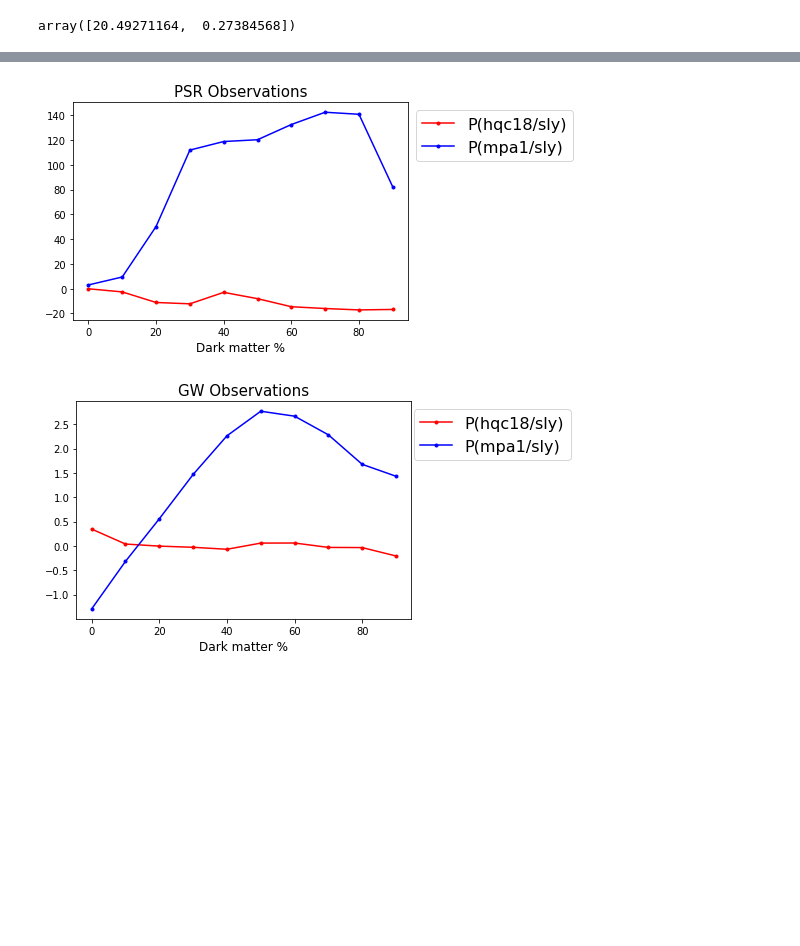
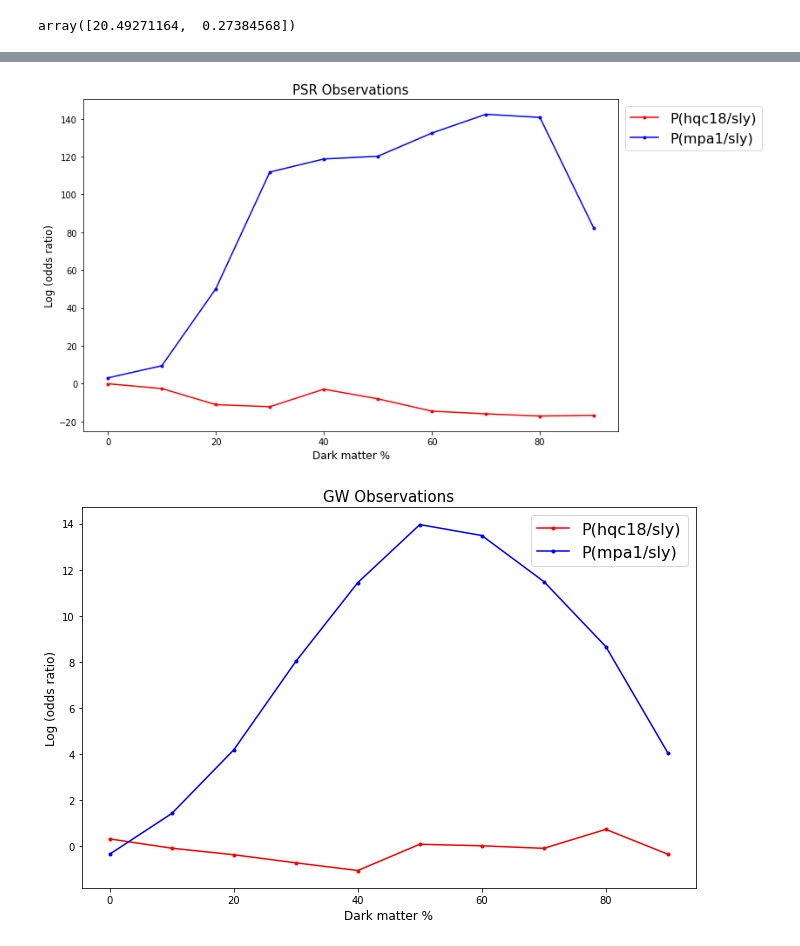
Before and after one commit to kunalkishanmehta/ns-struc-dm, a Jupyter notebook: Copy_of_Constrain_DM_NS_models.ipynb, the cells around one changed output, grey strips where cells are left out. Saved outputs shown, nothing was run; the diff lists cells and outputs as text; code cells hidden in the pictures; blank space fills up the shorter version.

```diff
--- a/Copy_of_Constrain_DM_NS_models.ipynb
+++ b/Copy_of_Constrain_DM_NS_models.ipynb
@@ -295,7 +327,7 @@ compare_mpa1 = np.array(compare_mpa1)
 frac_compare_mpa1 = []
 
 for i in range(10):
-  frac_compare_mpa1.append(compare_mpa1[0]/compare_mpa1[i])
+  frac_compare_mpa1.append(compare_mpa1[i]/compare_mpa1[0])
 frac_compare_mpa1 = np.array(frac_compare_mpa1)
 # %%
 plt.plot(data_frac2,np.log(frac_compare_mpa1[:,0]), marker = '.')
@@ -328,11 +363,12 @@ like_0 = j0030_like*j0740_like # evidence for equation of state from psr observa
 
 gw170817_like1 = np.sum([gw170817_kde1((radius(m),m)) for m in np.linspace(1.,3.,100)])/100 # likelihood of gw170817 primary mass and radius, given equation of state
 gw170817_like2 = np.sum([gw170817_kde2((radius(m),m)) for m in np.linspace(1.,3.,100)])/100 # likelihood of gw170817 secondary mass and radius, given equation of state
-#gw190425_like1 = np.sum([gw190425_kde1((radius(m),m)) for m in np.linspace(1.,3.,100)])/100 # likelihood of gw190425 primary mass and radius, given equation of state
-#gw190425_like2 = np.sum([gw190425_kde2((radius(m),m)) for m in np.linspace(1.,3.,100)])/100 # likelihood of gw190425 secondary mass and radius, given equation of state
+gw190425_like1 = np.sum([gw190425_kde1((radius(m),m)) for m in np.linspace(1.,3.,100)])/100 # likelihood of gw190425 primary mass and radius, given equation of state
+gw190425_like2 = np.sum([gw190425_kde2((radius(m),m)) for m in np.linspace(1.,3.,100)])/100 # likelihood of gw190425 secondary mass and radius, given equation of state
 like_01 = gw170817_like1*gw170817_like2#*gw190425_like1*gw190425_like2 # evidence for equation of state from gw observations # skip gw190425 for now because it's so uninformative
+like_02 = gw190425_like1*gw190425_like2
 
-compare_hqc18.append((like_0,like_01))
+compare_hqc18.append((j0030_like,j0740_like, gw170817_like1, gw170817_like2, gw190425_like1, gw190425_like2 ))
 # %%
 # now interpolate equation of state's mass-radius relation, up to maximum mass, and calculate Bayesian evidence for that equation of state
 # stable_m_r_hqc18_0 = np.genfromtxt('/content/stable_m_r_hqc18_0.csv',delimiter=',',names=True,dtype=None)
@@ -347,21 +383,22 @@ for i in range(9):
 
   j0030_like = np.sum([j0030_kde((radius(m),m)) for m in np.linspace(1.,3.,100)])/100 # likelihood of psr j0030 mass and radius, given equation of state
   j0740_like = np.sum([j0740_kde((radius(m),m)) for m in np.linspace(1.,3.,100)])/100 # likelihood of psr j0740 mass and radius, given equation of state
-  like = j0030_like*j0740_like # evidence for equation of state from psr observations
+  like_0 = j0030_like*j0740_like # evidence for equation of state from psr observations
 
 
   gw170817_like1 = np.sum([gw170817_kde1((radius(m),m)) for m in np.linspace(1.,3.,100)])/100 # likelihood of gw170817 primary mass and radius, given equation of state
   gw170817_like2 = np.sum([gw170817_kde2((radius(m),m)) for m in np.linspace(1.,3.,100)])/100 # likelihood of gw170817 secondary mass and radius, given equation of state
-#gw190425_like1 = np.sum([gw190425_kde1((radius(m),m)) for m in np.linspace(1.,3.,100)])/100 # likelihood of gw190425 primary mass and radius, given equation of state
-#gw190425_like2 = np.sum([gw190425_kde2((radius(m),m)) for m in np.linspace(1.,3.,100)])/100 # likelihood of gw190425 secondary mass and radius, given equation of state
-  like2 = gw170817_like1*gw170817_like2#*gw190425_like1*gw190425_like2 # evidence for equation of state from gw observations # skip gw190425 for now because it's so uninformative
+  gw190425_like1 = np.sum([gw190425_kde1((radius(m),m)) for m in np.linspace(1.,3.,100)])/100 # likelihood of gw190425 primary mass and radius, given equation of state
+  gw190425_like2 = np.sum([gw190425_kde2((radius(m),m)) for m in np.linspace(1.,3.,100)])/100 # likelihood of gw190425 secondary mass and radius, given equation of state
+  like_01 = gw170817_like1*gw170817_like2#*gw190425_like1*gw190425_like2 # evidence for equation of state from gw observations # skip gw190425 for now because it's so uninformative
+  like_02 = gw190425_like1*gw190425_like2
 
-  compare_hqc18.append((like,like2))
+  compare_hqc18.append((j0030_like,j0740_like, gw170817_like1, gw170817_like2, gw190425_like1, gw190425_like2 ))
 compare_hqc18 = np.array(compare_hqc18)
 # %%
 frac_compare_hqc18 = []
 
 for i in range(10):
-  frac_compare_hqc18.append(compare_hqc18[0]/compare_hqc18[i])
+  frac_compare_hqc18.append(compare_hqc18[i]/compare_hqc18[0])
 frac_compare_hqc18 = np.array(frac_compare_hqc18)
 # %%
@@ -403,19 +452,23 @@ array([20.49271164,  0.27384568])
 # %%
-plt.plot(data_frac2,np.log(frac_compare_sly_hqc18[:,0]), marker = '.', label = 'P(hqc18/sly)', c = 'r')
-plt.plot(data_frac2,np.log(frac_compare_sly_mpa1[:,0]), marker = '.', label = 'P(mpa1/sly)', c = 'b')
+plt.figure(figsize= (11,7))
+plt.plot(data_frac2,np.log(frac_compare_sly_hqc18[:,0]*frac_compare_sly_hqc18[:,1]), marker = '.', label = 'P(hqc18/sly)', c = 'r')
+plt.plot(data_frac2,np.log(frac_compare_sly_mpa1[:,0]*frac_compare_sly_mpa1[:,1]), marker = '.', label = 'P(mpa1/sly)', c = 'b')
 plt.legend( bbox_to_anchor=(1, 1), fontsize = 16,title_fontsize=18 )
 plt.xlabel('Dark matter %', size = 12)
 plt.title('PSR Observations', size = 15)
+plt.ylabel('Log (odds ratio)', size  =12)
 
 plt.show()
 
-plt.plot(data_frac2,np.log(frac_compare_sly_hqc18[:,1]), marker = '.', label = 'P(hqc18/sly)', c = 'r')
-plt.plot(data_frac2,np.log(frac_compare_sly_mpa1[:,1]), marker = '.', label = 'P(mpa1/sly)', c = 'b')
+plt.figure(figsize= (11,7))
+plt.plot(data_frac2,np.log(frac_compare_sly_hqc18[:,2]*frac_compare_sly_hqc18[:,3]), marker = '.', label = 'P(hqc18/sly)', c = 'r')
+plt.plot(data_frac2,np.log(frac_compare_sly_mpa1[:,2]*frac_compare_sly_mpa1[:,3]), marker = '.', label = 'P(mpa1/sly)', c = 'b')
 
-plt.legend(bbox_to_anchor=(1.5, 1), fontsize = 16,title_fontsize=18 )
+plt.legend(bbox_to_anchor=(1, 1), fontsize = 16,title_fontsize=18 )
 plt.xlabel('Dark matter %', size = 12)
 plt.title('GW Observations', size = 15)
+plt.ylabel('Log (odds ratio)', size  =12)
 plt.show()
 # %% [output]
-[figure, old version]
+[figure, new version]
-[figure, old version]
+[figure, new version]
```
Also changed, not shown: parts of 20 cells of this notebook.
